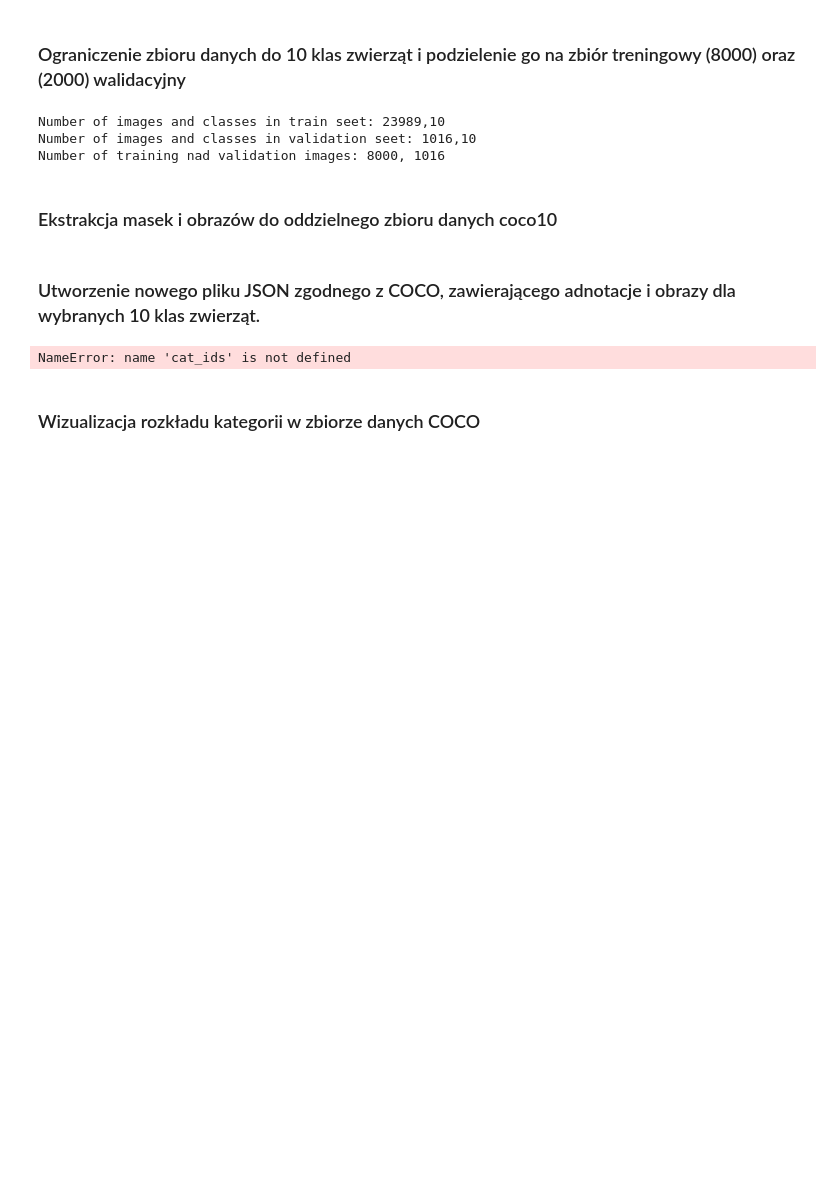
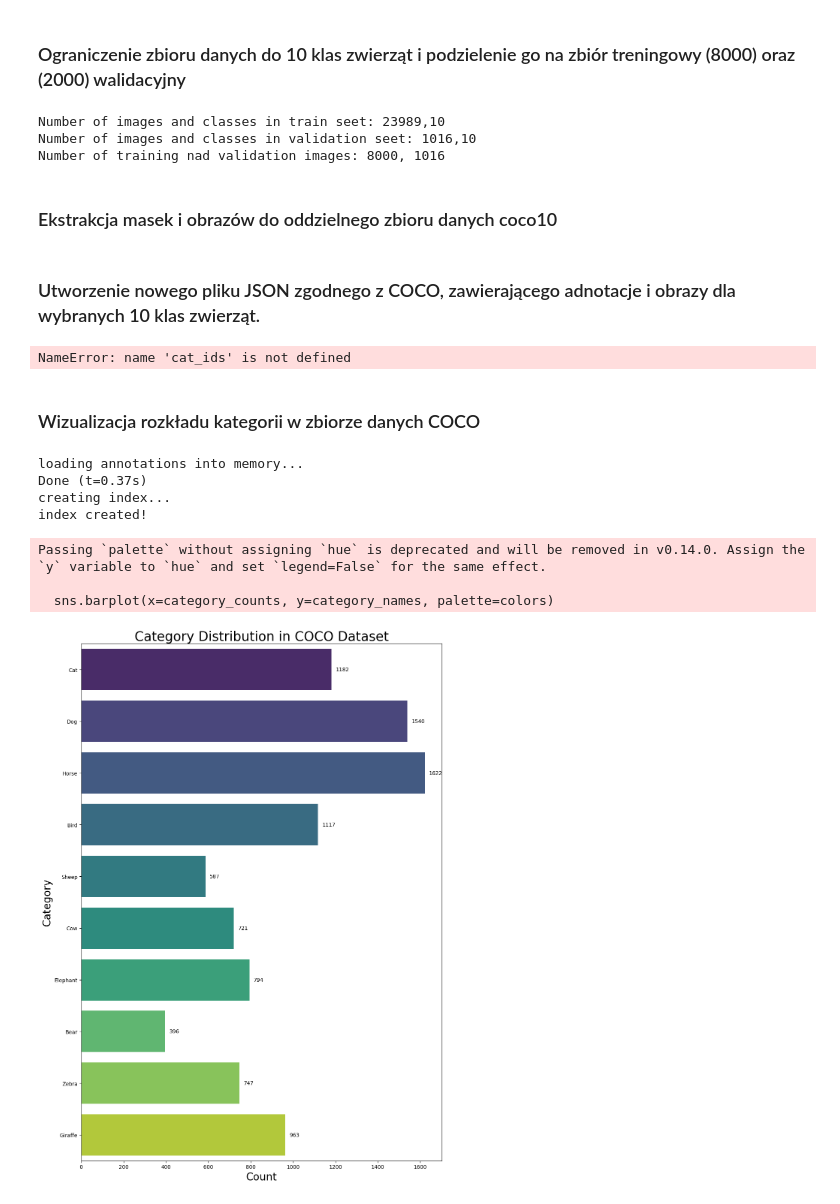
Before and after one commit to unbreaking-V/DeepLearning, a Jupyter notebook: dataset/COCO_data_extractor.ipynb, the cells around one changed output. Cells and saved outputs as stored; diff of their text form; code cells hidden in the pictures; blank space fills up the shorter version.

```diff
--- a/dataset/COCO_data_extractor.ipynb
+++ b/dataset/COCO_data_extractor.ipynb
@@ -235,35 +217,44 @@ NameError: name 'cat_ids' is not defined
 # %% [markdown]
 ### Wizualizacja rozkładu kategorii w zbiorze danych COCO
 # %%
-ANNOTATION_FILE_TRAIN = 'coco10/train2017_subset/coco10_train_annotations.json'
+ANNOTATION_FILE_TRAIN = 'coco10/val2017_subset/coco10_val_annotations.json'
 
 coco = COCO(ANNOTATION_FILE_TRAIN)
 
 # Load the categories in a variable
 catIDs = coco.getCatIds()
 cats = coco.loadCats(catIDs)
 
 # Get category names
 category_names = [cat['name'].title() for cat in cats]
 
 # Get category counts
 category_counts = [coco.getImgIds(catIds=[cat['id']]) for cat in cats]
 category_counts = [len(img_ids) for img_ids in category_counts]
 
 
 # Create a color palette for the plot
 colors = sns.color_palette('viridis', len(category_names))
 
 # Create a horizontal bar plot to visualize the category counts
 plt.figure(figsize=(11, 15))
 sns.barplot(x=category_counts, y=category_names, palette=colors)
 
 # Add value labels to the bars
 for i, count in enumerate(category_counts):
     plt.text(count + 20, i, str(count), va='center')
 plt.xlabel('Count',fontsize=20)
 plt.ylabel('Category',fontsize=20)
 plt.title('Category Distribution in COCO Dataset',fontsize=25)
 plt.tight_layout()
 plt.savefig('coco-cats.png',dpi=300)
 plt.show()
+# %% [output]
+loading annotations into memory...
+Done (t=0.37s)
+creating index...
+index created!
+Passing `palette` without assigning `hue` is deprecated and will be removed in v0.14.0. Assign the `y` variable to `hue` and set `legend=False` for the same effect.
+
+  sns.barplot(x=category_counts, y=category_names, palette=colors)
+[figure, added]
```
Also changed, not shown: parts of 1 cell of this notebook.
